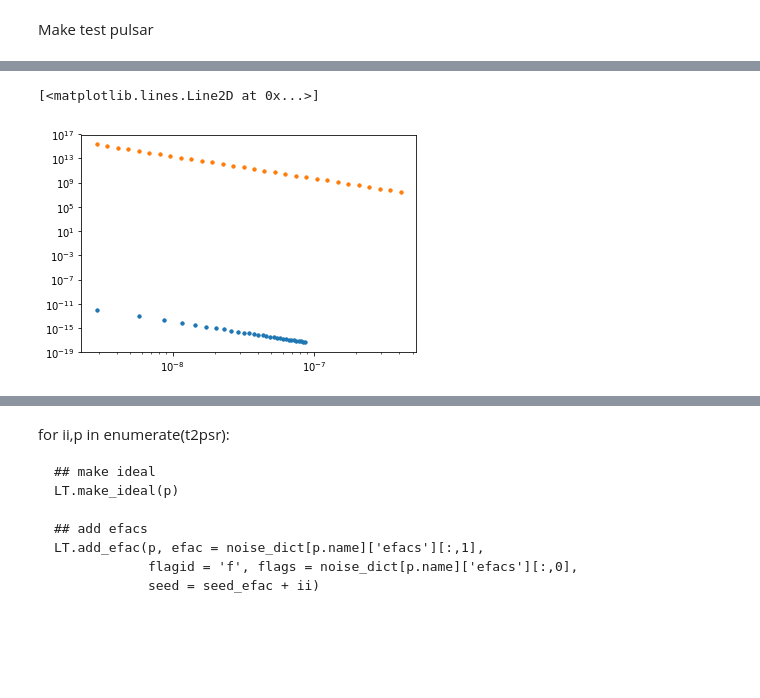
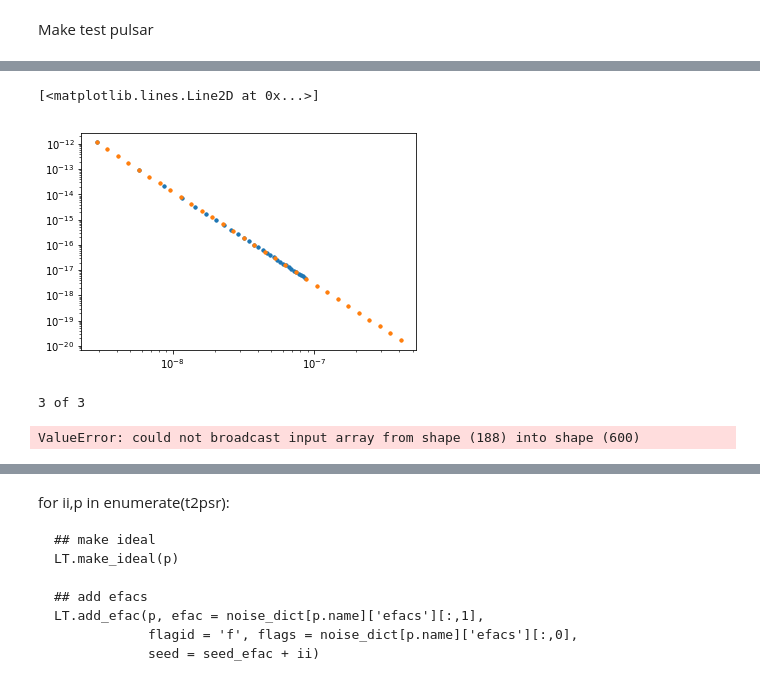
Before and after one commit to LBJ-Wade/NANOGrav, a Jupyter notebook: BackgroundInjections/toasim_testing/comparisons_v1.ipynb, the cells around one changed output, grey strips where cells are left out. Drawn from its saved outputs; the diff is of its cells as text; code cells hidden in the pictures; blank space fills up the shorter version.

Commit message:
added logspace to red_noise working on creategwb

```diff
--- a/BackgroundInjections/toasim_testing/comparisons_v1.ipynb
+++ b/BackgroundInjections/toasim_testing/comparisons_v1.ipynb
@@ -215,7 +225,32 @@ print(f_red_test_psr3)
 # %%
 plt.loglog(f_red_test_psr2/u.yr.to('s'),A_red_test_psr2,'.')
-plt.loglog(f_red_test_psr3,A_red_test_psr3,'.')
+plt.loglog(f_red_test_psr3/u.yr.to('s'),A_red_test_psr3,'.')
 # %% [output]
 [<matplotlib.lines.Line2D at 0x...>]
-[figure, old version]
+[figure, new version]
+# %%
+#making test ptas
+npsrs = 3
+test_pta_1 = []
+test_pta_2 = []
+test_pta_3 = []
+
+for ii in range(npsrs):
+
+    test_pta_1.append( T2.tempopulsar(parfile = parfiles[ii], timfile = timfiles[ii],
+                                 maxobs=30000, ephem='DE436'))
+    test_pta_2.append( T2.tempopulsar(parfile = parfiles[ii], timfile = timfiles[ii],
+                                 maxobs=30000, ephem='DE436'))
+    test_pta_3.append( T2.tempopulsar(parfile = parfiles[ii], timfile = timfiles[ii],
+                                 maxobs=30000, ephem='DE436'))
+
+    if np.any(np.isfinite(t2psr[ii].residuals())==False)==True:
+        test_pta_1[ii] = T2.tempopulsar(parfile = parfiles[ii], timfile = timfiles[ii])
+        test_pta_2[ii] = T2.tempopulsar(parfile = parfiles[ii], timfile = timfiles[ii])
+        test_pta_3[ii] = T2.tempopulsar(parfile = parfiles[ii], timfile = timfiles[ii])
+
+
+    print('\r{0} of {1}'.format(ii+1,npsrs),flush=True,end='')
+# %% [output]
+3 of 3
 # %%
@@ -224,0 +258,4 @@ plt.loglog(f_red_test_psr3,A_red_test_psr3,'.')
+# %%
+f_GWB_test_pta3,Amp_GWB_test_pta3 = MyT.createGWB(test_pta_3, Amp=1.3e-15, gam=13./3., seed=seed_gwb_1, logspace=True)
+# %% [output]
+ValueError: could not broadcast input array from shape (188) into shape (600)
```
Also changed, not shown: parts of 10 cells of this notebook, 1 other file.
